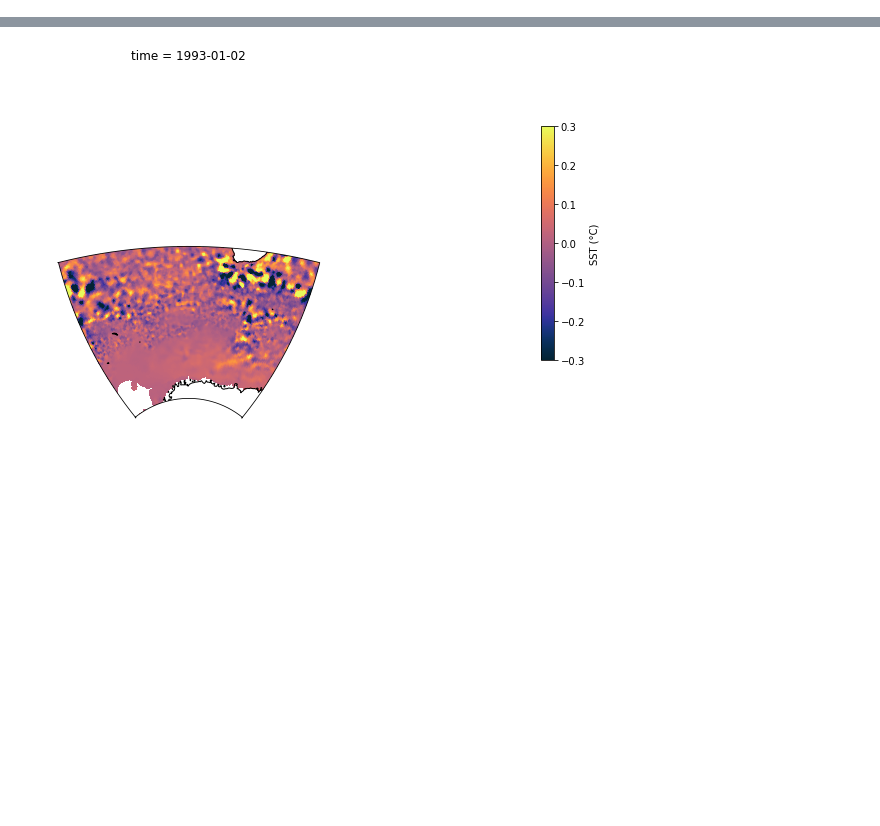
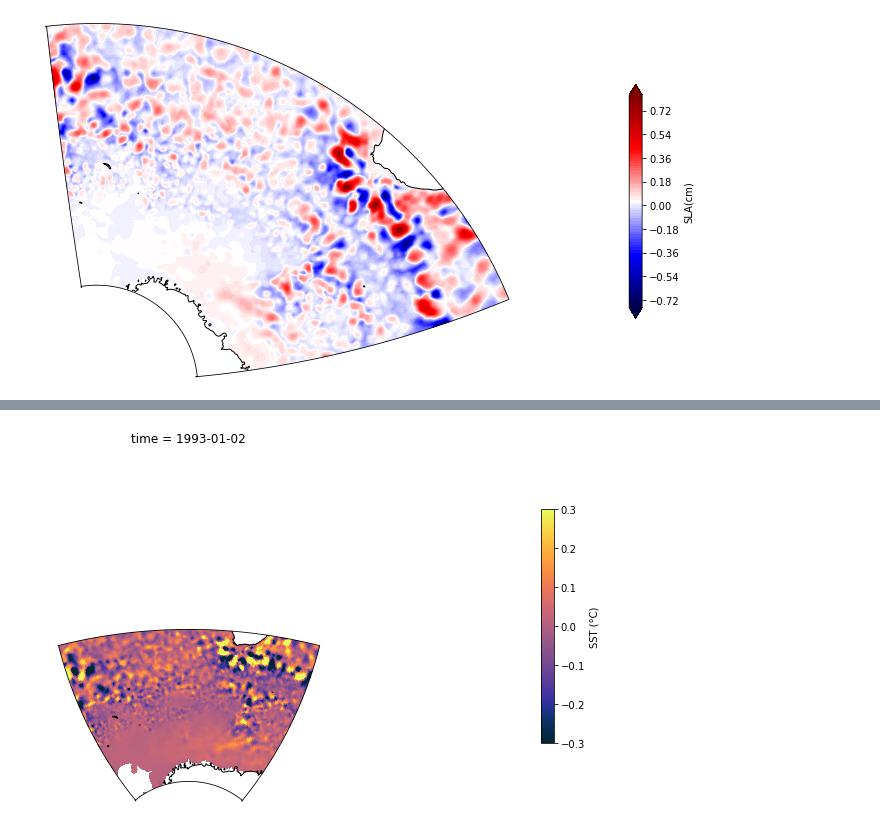
Before and after one commit to ghossh/Sector-Plot-of-Antactica-or-Arctic-region-in-Python, a Jupyter notebook: Sector_Plot_using COSIMA.ipynb, the cells around one changed output, grey strips where cells are left out. Cells and saved outputs as stored; diff of their text form; code cells hidden in the pictures; blank space fills up the shorter version.

```diff
--- a/Sector_Plot_using COSIMA.ipynb
+++ b/Sector_Plot_using COSIMA.ipynb
@@ -62,3 +97,61 @@ cb.ax.set_ylabel('SST (°C)');
+# %%
+pp='/home/NCAOR/supriyog/raw_data/SL_no_anom/global_SL_and_current_93_19.nc'
+dt=xr.open_mfdataset(pp).sla[1].sel(latitude=slice(-75,-30),
+                                    longitude=slice(-50,50))
+
+dt1=dt
+
+#dt1['latitude']=sorted(boxy)
+dt1=dt1.rename({'latitude':'xt_ocean'})
+#dt1['longitude']=sorted(boxx)
+dt1=dt1.rename({'longitude':'yt_ocean'})
+
+lon, lat = np.meshgrid(dt.longitude, dt.latitude)
+#dt1['geolat_t']=dt.latitude
+#dt1['geolon_t']=dt.longitude
+dt1.coords['geolat_t'] = (dt1.dims, lat)
+dt1.coords['geolon_t'] = (dt1.dims, lon)
+
+#dt1.coords['geolat_t'] = (dt1.dims, dt.latitude.data)
+#dt1.coords['geolon_t'] = (dt1.dims, dt.longitude.data)
+
+
+fig = plt.figure(figsize=(12, 6.5))
+
+midlon = -40
+maxlon = midlon + 60
+minlon = midlon - 60
+minlat = -75
+maxlat = -30
+midlat = (minlat + maxlat)/2
+
+ax = plt.axes(projection=ccrs.Stereographic(central_longitude=midlon, central_latitude=midlat))
+#ax.add_feature(land_50m)
+ax.coastlines(resolution='50m')
+
+lons = dt1.geolon_t #.sel(xt_ocean=slice(minlon, maxlon)).sel(yt_ocean=slice(minlat, maxlat))
+lats = dt1.geolat_t #.sel(xt_ocean=slice(minlon, maxlon)).sel(yt_ocean=slice(minlat, maxlat))
+
+#ax.set_extent([minlon, maxlon, minlat, maxlat], crs=ccrs.PlateCarree())
+#ax.set_extent([-100, 100, -75, 30], crs=ccrs.PlateCarree())
+
+boundary_path = make_boundary_path(lons, lats)
+ax.set_boundary(boundary_path, transform=ccrs.PlateCarree())
+
+p1 = ax.contourf(dt.longitude, dt.latitude,dt1,
+                 levels=100,transform = ccrs.PlateCarree(),cmap='seismic',extend='both')
+
+ax_cb = plt.axes([0.92, 0.25, 0.015, 0.5])
+cb = plt.colorbar(p1, cax=ax_cb, orientation='vertical')
+cb.ax.set_ylabel('SLA(cm)');
+
+#gl = ax.gridlines(crs=ccrs.PlateCarree(), draw_labels=True,linewidth=0,)
+#gl.top_labels = False
+#gl.bottom_labels = True
+#gl.right_labels = False
+#gl.left_labels = True
+# %% [output]
+[figure, added]
 # %%
 pp='/home/NCAOR/supriyog/raw_data/SL_no_anom/global_SL_and_current_93_19.nc'
 dt=xr.open_mfdataset(pp).sla[1].sel(latitude=slice(-75,-30),
```
Also changed, not shown: parts of 7 cells of this notebook, 1 other file.
